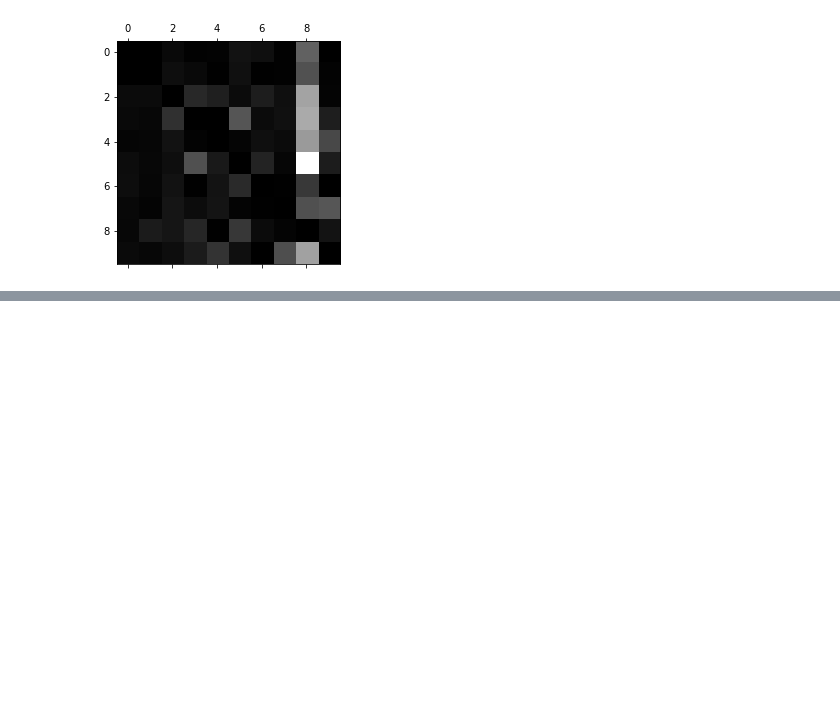
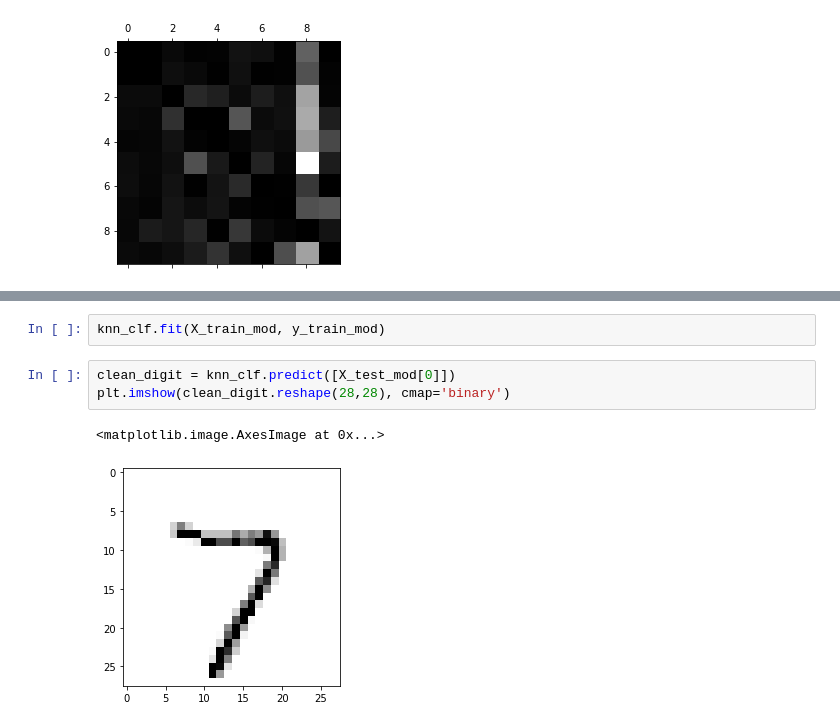
Before and after one commit to ygivenx/book-hands-on-ml-scikit-tf, a Jupyter notebook: 3-ch.ipynb, the cells around one changed output, grey strips where cells are left out. Saved outputs shown, nothing was run; the diff lists cells and outputs as text; blank space fills up the shorter version.

```diff
--- a/3-ch.ipynb
+++ b/3-ch.ipynb
@@ -217,0 +258,8 @@ plt.matshow(norm_conf_mx, cmap=plt.cm.gray)
+# %%
+knn_clf.fit(X_train_mod, y_train_mod)
+# %%
+clean_digit = knn_clf.predict([X_test_mod[0]])
+plt.imshow(clean_digit.reshape(28,28), cmap='binary')
+# %% [output]
+<matplotlib.image.AxesImage at 0x...>
+[figure, added]
```
Also changed, not shown: parts of 8 cells of this notebook.
